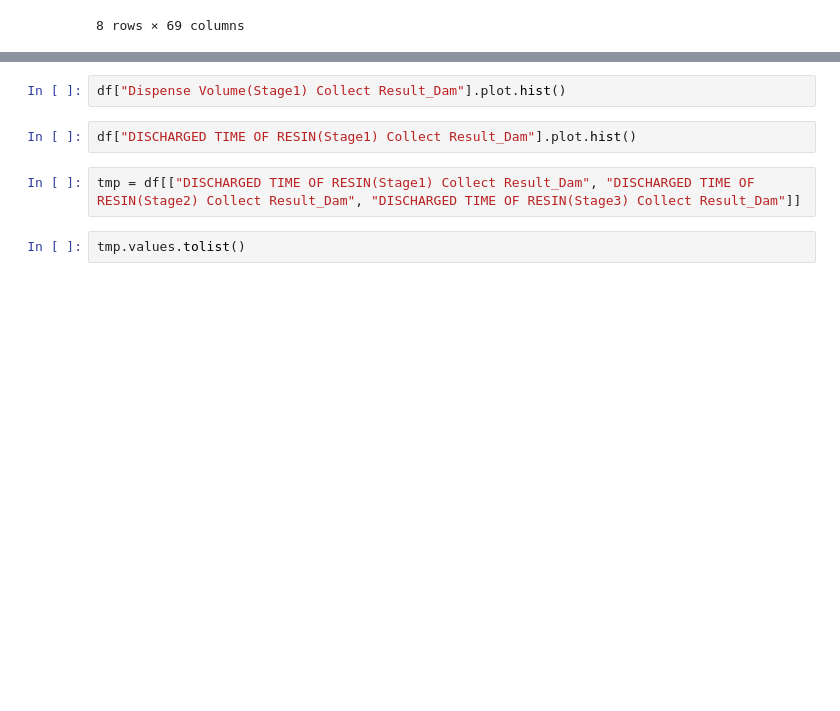
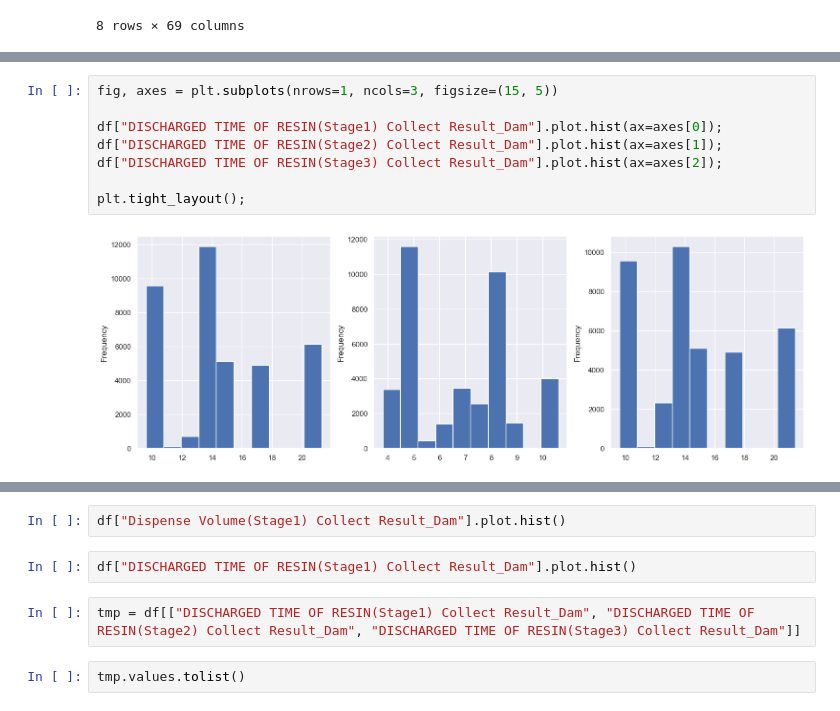
Before and after one commit to watchstep/YAIMERS, a Jupyter notebook: pre_1.ipynb, the cells around one changed output, grey strips where cells are left out. Saved outputs shown, nothing was run; the diff lists cells and outputs as text; blank space fills up the shorter version.

```diff
--- a/pre_1.ipynb
+++ b/pre_1.ipynb
@@ -398,0 +446,10 @@ df_dam.describe()
+# %%
+fig, axes = plt.subplots(nrows=1, ncols=3, figsize=(15, 5))
+
+df["DISCHARGED TIME OF RESIN(Stage1) Collect Result_Dam"].plot.hist(ax=axes[0]);
+df["DISCHARGED TIME OF RESIN(Stage2) Collect Result_Dam"].plot.hist(ax=axes[1]);
+df["DISCHARGED TIME OF RESIN(Stage3) Collect Result_Dam"].plot.hist(ax=axes[2]);
+
+plt.tight_layout();
+# %% [output]
+[figure, added]
```
Also changed, not shown: parts of 33 cells of this notebook, 4 other files.
